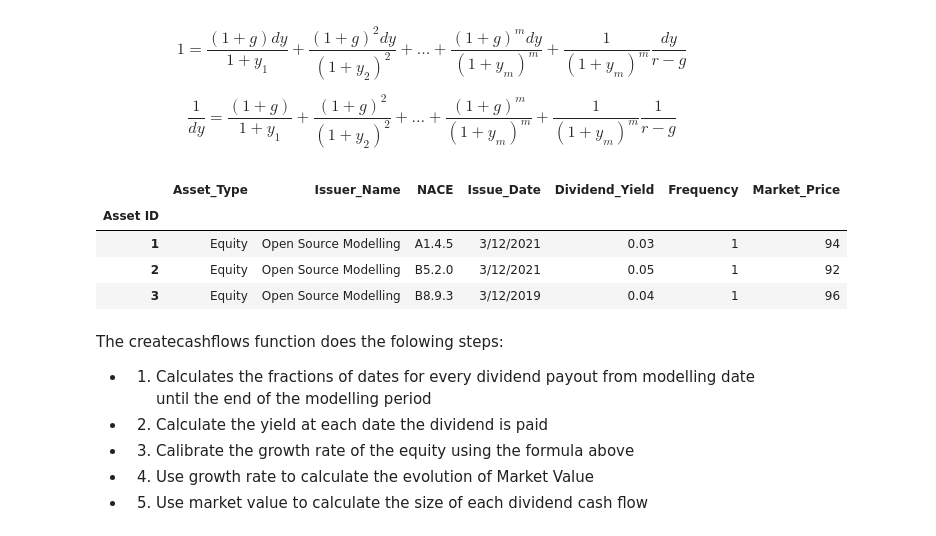
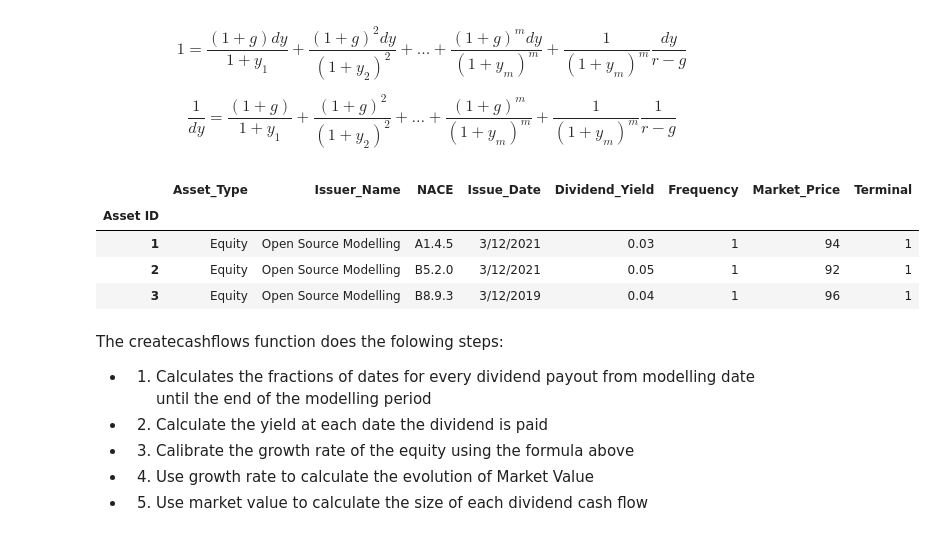
Before and after one commit to open-source-modelling/Open_Source_Economic_Model, a Jupyter notebook: PROTOTYPE EQUITY PRICING.ipynb, the cells around one changed output. Saved outputs shown, nothing was run; the diff lists cells and outputs as text; code cells hidden in the pictures.

Commit message:
Curves saves files, Equity date function

```diff
--- a/PROTOTYPE EQUITY PRICING.ipynb
+++ b/PROTOTYPE EQUITY PRICING.ipynb
@@ -60,16 +69,13 @@ $$
 \frac{1}{dy} = \frac{(1+g)}{1+y_1}+\frac{(1+g)^2}{(1+y_2)^2}+\dots + \frac{(1+g)^m}{(1+y_m)^m} + \frac{1}{(1+y_m)^m} \frac{1}{r-g}
 $$
 # %%
-equityfile = pd.read_csv("Input/Equity_Portfolio.csv")
-equityfile.index = equityfile["Asset ID"]
-del equityfile["Asset ID"]
-equityfile
+display(equityfile)
 # %% [output]
-|  | Asset_Type | Issuer_Name | NACE | Issue_Date | Dividend_Yield | Frequency | Market_Price |
-| Asset ID |  |  |  |  |  |  |  |
-| 1 | Equity | Open Source Modelling | A1.4.5 | 3/12/2021 | 0.03 | 1 | 94 |
-| 2 | Equity | Open Source Modelling | B5.2.0 | 3/12/2021 | 0.05 | 1 | 92 |
-| 3 | Equity | Open Source Modelling | B8.9.3 | 3/12/2019 | 0.04 | 1 | 96 |
+|  | Asset_Type | Issuer_Name | NACE | Issue_Date | Dividend_Yield | Frequency | Market_Price | Terminal |
+| Asset ID |  |  |  |  |  |  |  |  |
+| 1 | Equity | Open Source Modelling | A1.4.5 | 3/12/2021 | 0.03 | 1 | 94 | 1 |
+| 2 | Equity | Open Source Modelling | B5.2.0 | 3/12/2021 | 0.05 | 1 | 92 | 1 |
+| 3 | Equity | Open Source Modelling | B8.9.3 | 3/12/2019 | 0.04 | 1 | 96 | 1 |
 # %%
 def converttime(date_time):
     format = "%d/%m/%Y"
```
Also changed, not shown: parts of 16 cells of this notebook, 1 other file.
